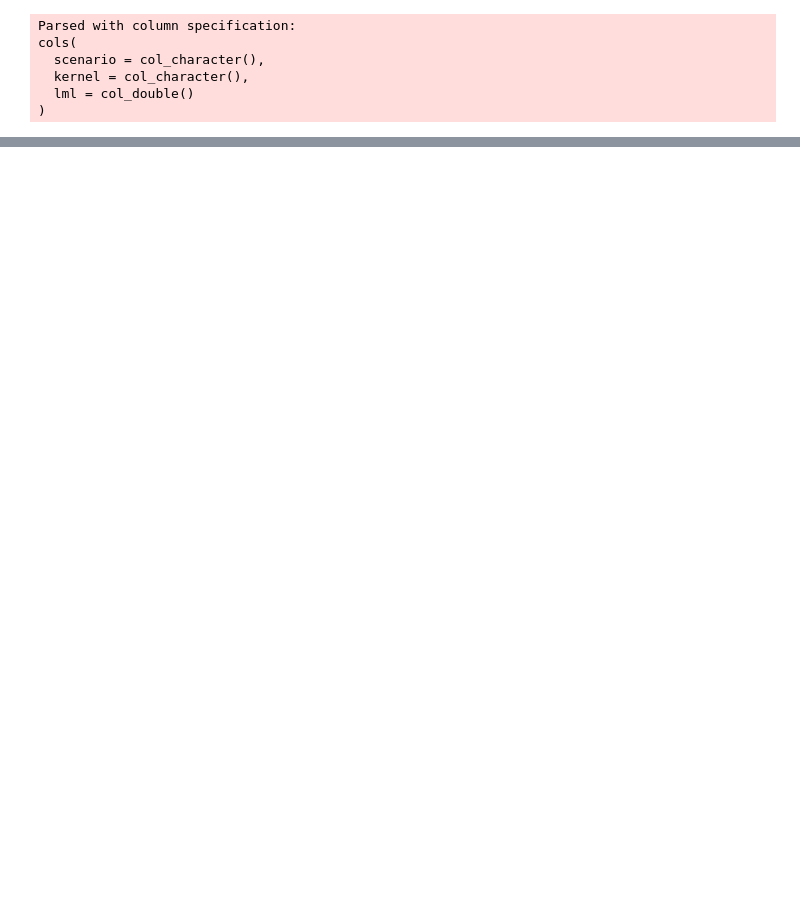
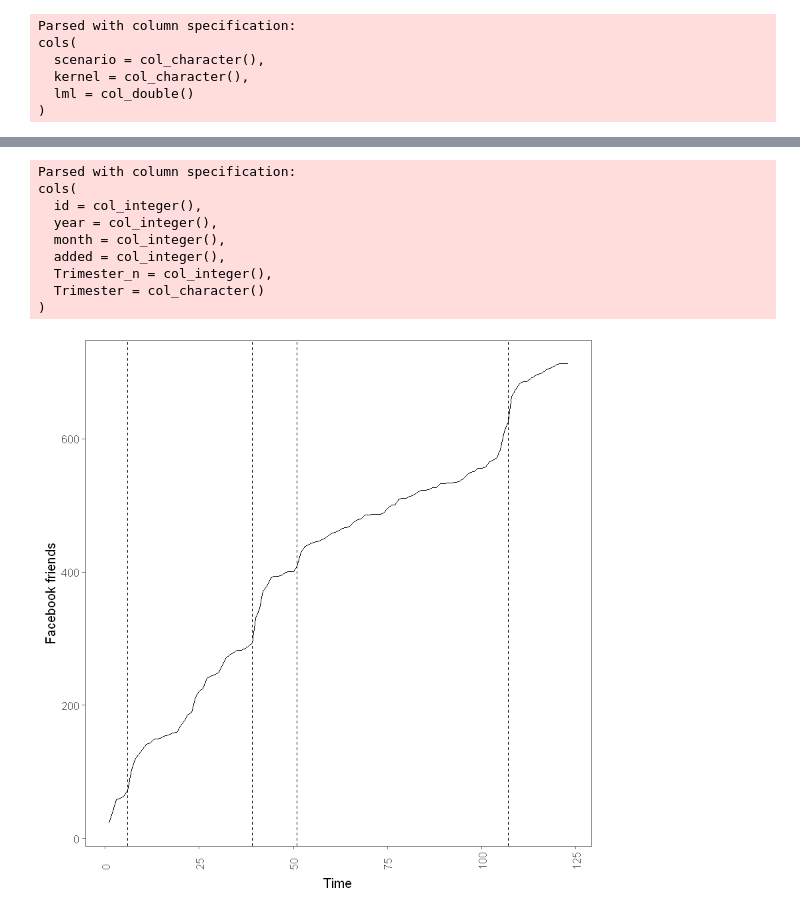
Before and after one commit to ericschulz/compforca, a Jupyter notebook: Data analysis/3- New compositional analysis.ipynb, the cells around one changed output, grey strips where cells are left out. Drawn from its saved outputs; the diff is of its cells as text; code cells hidden in the pictures; blank space fills up the shorter version.

```diff
--- a/Data analysis/3- New compositional analysis.ipynb
+++ b/Data analysis/3- New compositional analysis.ipynb
@@ -821,0 +791,27 @@ cols(
+# %%
+fb <- read_csv ('data/real-world/3- for_compositional_analysis/facebook_qv.csv')
+
+fb$year_month <- ifelse(nchar(fb$month) == 1,
+                           paste0(fb$year, ' 0', fb$month),
+                           paste0(fb$year,  ' ', fb$month))
+
+fb <- within(fb, accum <- cumsum(added))
+
+fb %>%
+    ggplot(aes(x=id, y=accum, group=1)) + geom_line() +
+    ggthemes::theme_few() +
+    xlab("Time") +
+    ylab("Facebook friends") +
+    geom_vline(xintercept = c(6, 39, 51, 107), linetype="dashed") +
+    theme(axis.text.x = element_text(angle = 90,  vjust = 0.5, hjust=0))
+# %% [output]
+Parsed with column specification:
+cols(
+  id = col_integer(),
+  year = col_integer(),
+  month = col_integer(),
+  added = col_integer(),
+  Trimester_n = col_integer(),
+  Trimester = col_character()
+)
+[figure, added]
```
Also changed, not shown: parts of 6 cells of this notebook, 20 other files.
